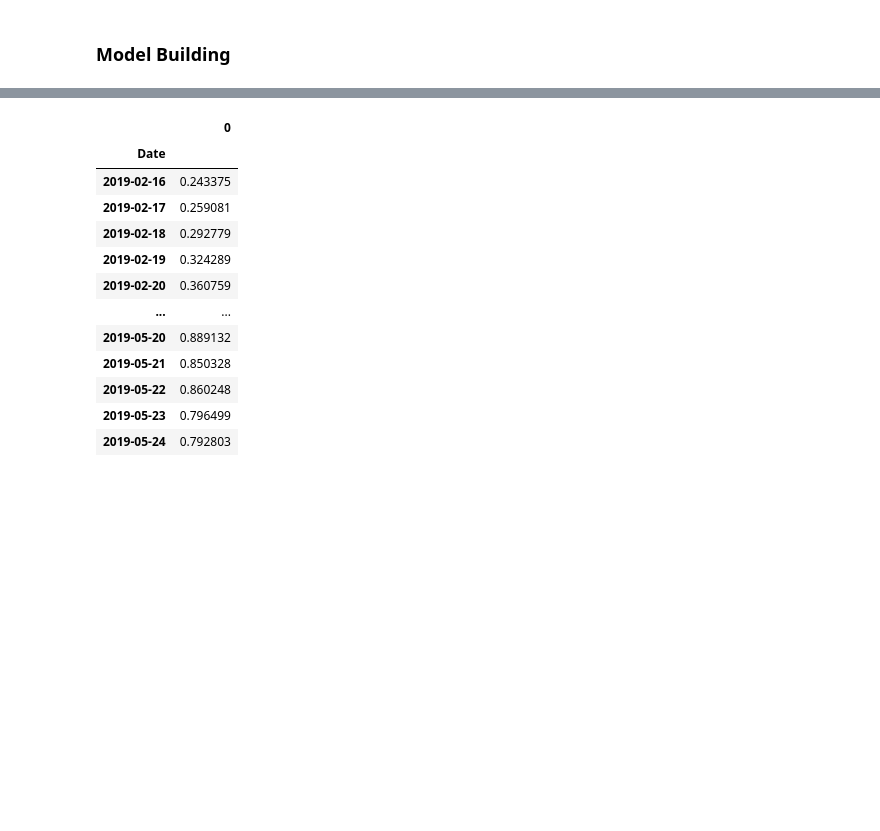
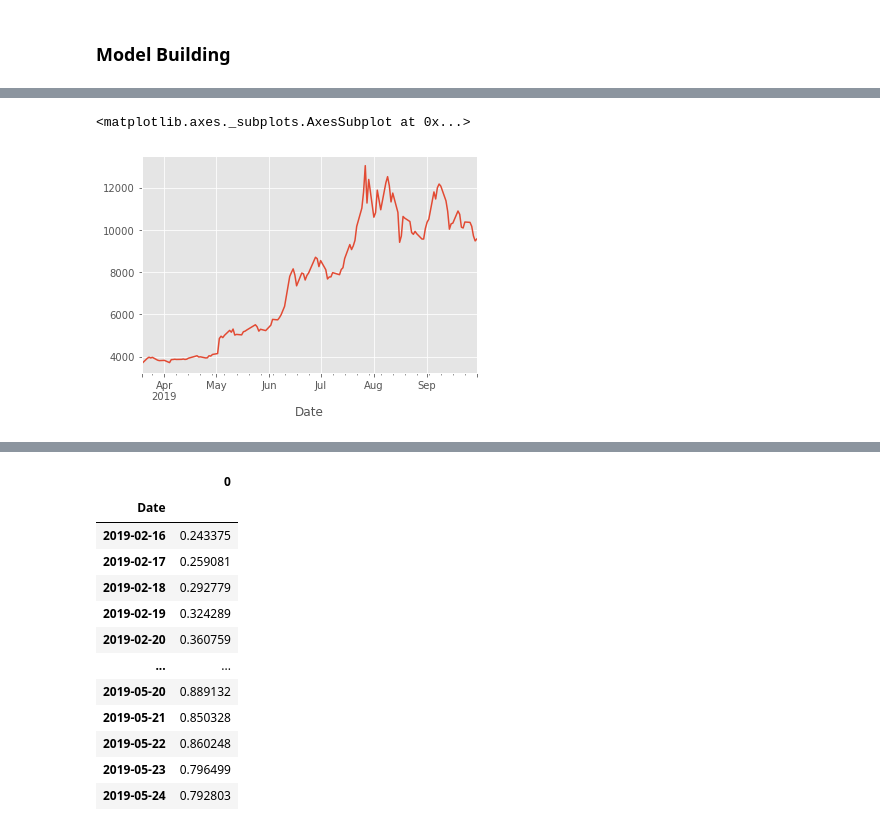
Before and after one commit to herrfeder/DataScientist, a Jupyter notebook: Project_05_Capstone_Stock_Chart_Analysis/05_model_GRU.ipynb, the cells around one changed output, grey strips where cells are left out. Cells and saved outputs as stored; diff of their text form; code cells hidden in the pictures; blank space fills up the shorter version.

```diff
--- a/Project_05_Capstone_Stock_Chart_Analysis/05_model_GRU.ipynb
+++ b/Project_05_Capstone_Stock_Chart_Analysis/05_model_GRU.ipynb
@@ -198,0 +214,4 @@ val.shape
+# %%
+test_temp = df[1500:]
+test_temp = test_temp[test_temp.index < "2019-10-01"]
+test_temp_1 = do.get_causal_const_shift(test_temp, past="all")[features]
@@ -198,0 +229,5 @@ val.shape
+# %%
+test_temp_1["bitcoin_Price_prev_month"].plot()
+# %% [output]
+<matplotlib.axes._subplots.AxesSubplot at 0x...>
+[figure, added]
```
Also changed, not shown: parts of 31 cells of this notebook, 3 other files.
